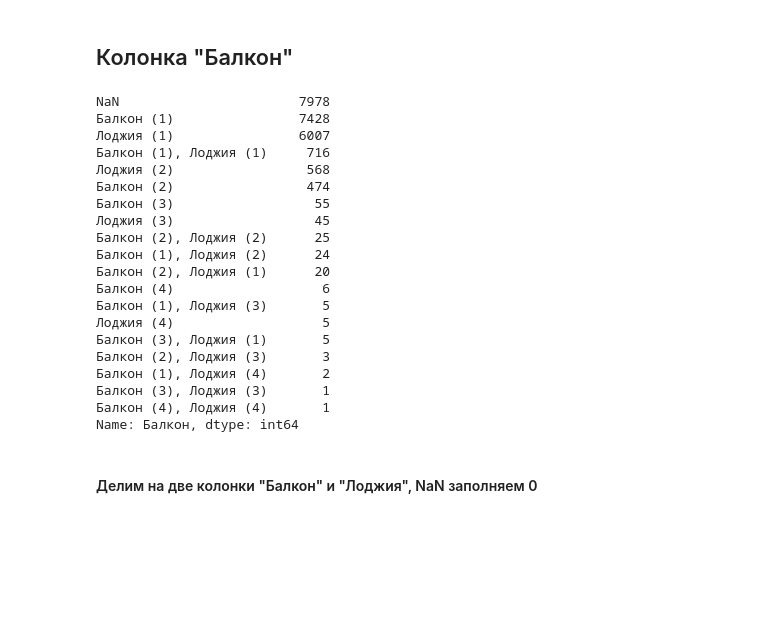
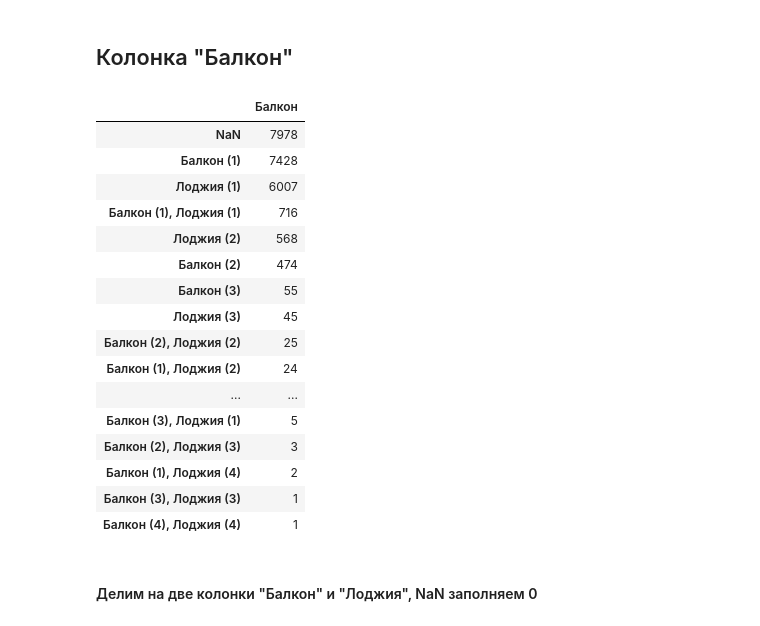
Before and after one commit to sunny-annie/Streamlit_rent_real_estate, a Jupyter notebook: EDA.ipynb, the cells around one changed output. Cells and saved outputs as stored; diff of their text form; code cells hidden in the pictures; blank space fills up the shorter version.

```diff
--- a/EDA.ipynb
+++ b/EDA.ipynb
@@ -164,28 +129,25 @@ plt.show()
 # %% [markdown]
 ## Колонка "Балкон"
 # %%
-df_cut['Балкон'].value_counts(dropna=False)
+pd.DataFrame(df_cut['Балкон'].value_counts(dropna=False))
 # %% [output]
-NaN                       7978
-Балкон (1)                7428
-Лоджия (1)                6007
-Балкон (1), Лоджия (1)     716
-Лоджия (2)                 568
-Балкон (2)                 474
-Балкон (3)                  55
-Лоджия (3)                  45
-Балкон (2), Лоджия (2)      25
-Балкон (1), Лоджия (2)      24
-Балкон (2), Лоджия (1)      20
-Балкон (4)                   6
-Балкон (1), Лоджия (3)       5
-Лоджия (4)                   5
-Балкон (3), Лоджия (1)       5
-Балкон (2), Лоджия (3)       3
-Балкон (1), Лоджия (4)       2
-Балкон (3), Лоджия (3)       1
-Балкон (4), Лоджия (4)       1
-Name: Балкон, dtype: int64
+|  | Балкон |
+| NaN | 7978 |
+| Балкон (1) | 7428 |
+| Лоджия (1) | 6007 |
+| Балкон (1), Лоджия (1) | 716 |
+| Лоджия (2) | 568 |
+| Балкон (2) | 474 |
+| Балкон (3) | 55 |
+| Лоджия (3) | 45 |
+| Балкон (2), Лоджия (2) | 25 |
+| Балкон (1), Лоджия (2) | 24 |
+| ... | ... |
+| Балкон (3), Лоджия (1) | 5 |
+| Балкон (2), Лоджия (3) | 3 |
+| Балкон (1), Лоджия (4) | 2 |
+| Балкон (3), Лоджия (3) | 1 |
+| Балкон (4), Лоджия (4) | 1 |
 # %% [markdown]
 #### Делим на две колонки "Балкон" и "Лоджия", NaN заполняем 0
 # %% [markdown]
```
Also changed, not shown: parts of 24 cells of this notebook.
